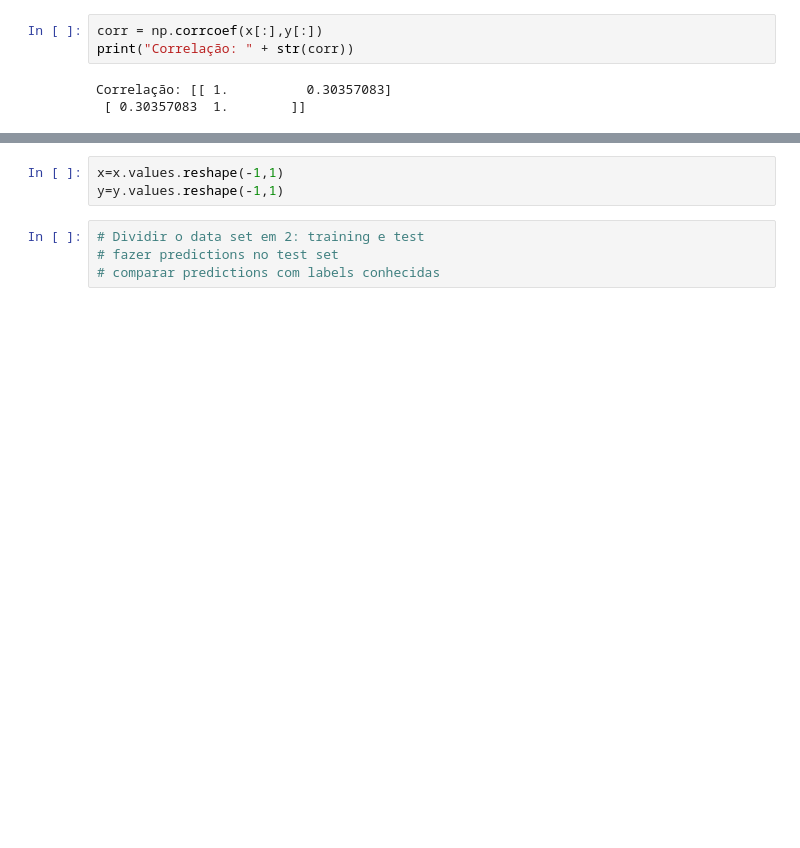
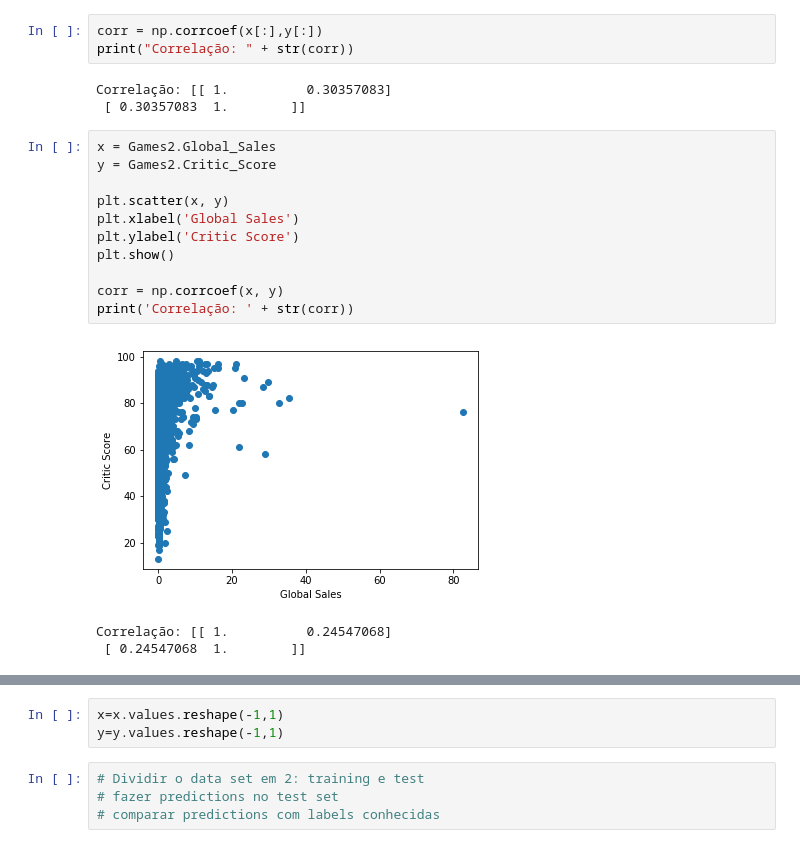
Before and after one commit to mmarimoura/Aula14, a Jupyter notebook: Video_Game.ipynb, the cells around one changed output, grey strips where cells are left out. Drawn from its saved outputs; the diff is of its cells as text; blank space fills up the shorter version.

Commit message:
Adição de algumas correlações. Ao tentar montar o scatter com argumentos não numéricos o notebook acusa erros. Mesmo tentando com User_Score dà erro porque algumas linhas possuem strings no meio

```diff
--- a/Video_Game.ipynb
+++ b/Video_Game.ipynb
@@ -67,3 +67,18 @@ print("Correlação: " + str(corr))
 # %% [output]
 Correlação: [[ 1.          0.30357083]
  [ 0.30357083  1.        ]]
+# %%
+x = Games2.Global_Sales
+y = Games2.Critic_Score
+
+plt.scatter(x, y)
+plt.xlabel('Global Sales')
+plt.ylabel('Critic Score')
+plt.show()
+
+corr = np.corrcoef(x, y)
+print('Correlação: ' + str(corr))
+# %% [output]
+[figure, added]
+Correlação: [[ 1.          0.24547068]
+ [ 0.24547068  1.        ]]
```
Also changed, not shown: parts of 3 cells of this notebook.
